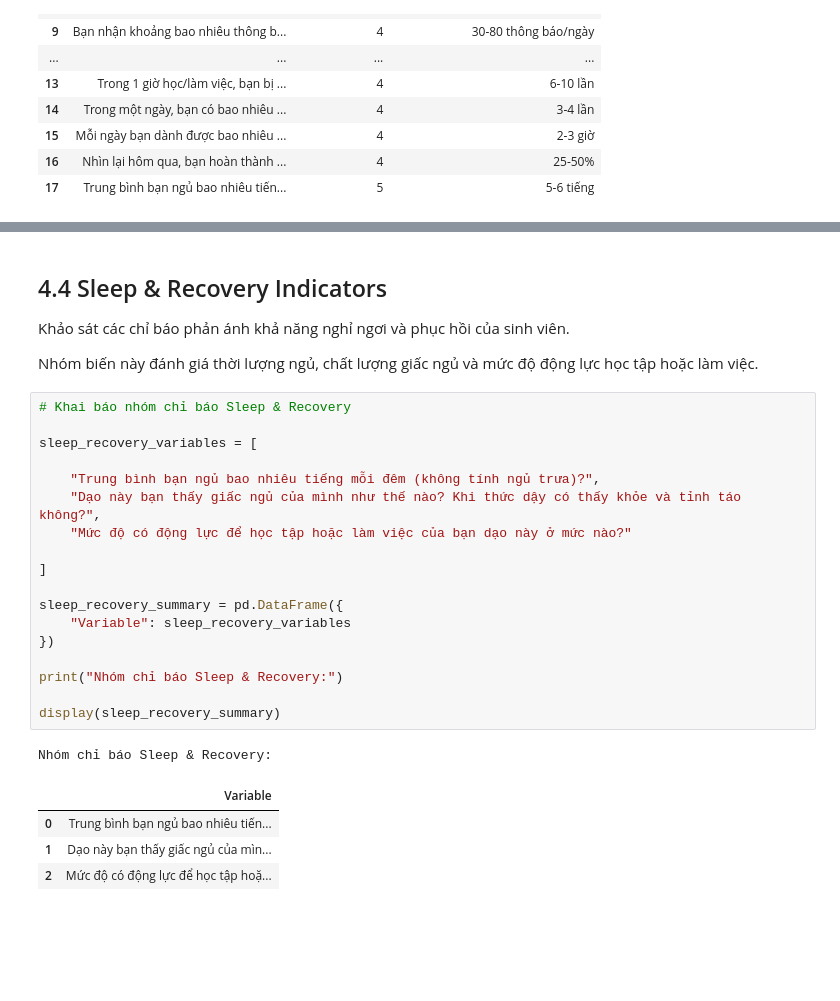
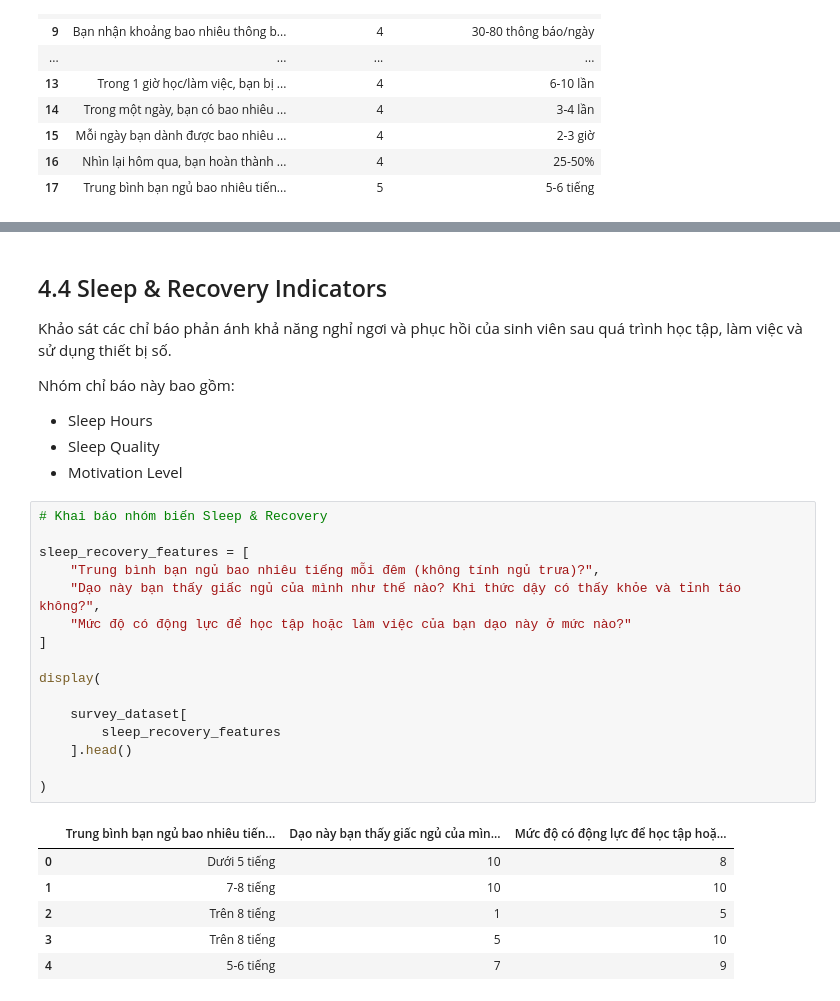
Before and after one commit to NguynnThah/DA016, a Jupyter notebook: notebooks/vietnam_dataset/01_preEDA.ipynb, the cells around one changed output, grey strips where cells are left out. Cells and saved outputs as stored; diff of their text form; blank space fills up the shorter version.

```diff
--- a/notebooks/vietnam_dataset/01_preEDA.ipynb
+++ b/notebooks/vietnam_dataset/01_preEDA.ipynb
@@ -538,33 +552,36 @@ Nhóm chỉ báo Cognitive Performance:
 # %% [markdown]
 ## 4.4 Sleep & Recovery Indicators
 
-Khảo sát các chỉ báo phản ánh khả năng nghỉ ngơi và phục hồi của sinh viên.
+Khảo sát các chỉ báo phản ánh khả năng nghỉ ngơi và phục hồi của sinh viên sau quá trình học tập, làm việc và sử dụng thiết bị số.
 
-Nhóm biến này đánh giá thời lượng ngủ, chất lượng giấc ngủ và mức độ động lực học tập hoặc làm việc.
+Nhóm chỉ báo này bao gồm:
+
+- Sleep Hours
+- Sleep Quality
+- Motivation Level
 # %%
-# Khai báo nhóm chỉ báo Sleep & Recovery
+# Khai báo nhóm biến Sleep & Recovery
 
-sleep_recovery_variables = [
-
+sleep_recovery_features = [
     "Trung bình bạn ngủ bao nhiêu tiếng mỗi đêm (không tính ngủ trưa)?",
     "Dạo này bạn thấy giấc ngủ của mình như thế nào? Khi thức dậy có thấy khỏe và tỉnh táo không?",
     "Mức độ có động lực để học tập hoặc làm việc của bạn dạo này ở mức nào?"
-
 ]
 
-sleep_recovery_summary = pd.DataFrame({
-    "Variable": sleep_recovery_variables
-})
+display(
 
-print("Nhóm chỉ báo Sleep & Recovery:")
+    survey_dataset[
+        sleep_recovery_features
+    ].head()
 
-display(sleep_recovery_summary)
+)
 # %% [output]
-Nhóm chỉ báo Sleep & Recovery:
-|  | Variable |
-| 0 | Trung bình bạn ngủ bao nhiêu tiến... |
-| 1 | Dạo này bạn thấy giấc ngủ của mìn... |
-| 2 | Mức độ có động lực để học tập hoặ... |
+|  | Trung bình bạn ngủ bao nhiêu tiến... | Dạo này bạn thấy giấc ngủ của mìn... | Mức độ có động lực để học tập hoặ... |
+| 0 | Dưới 5 tiếng | 10 | 8 |
+| 1 | 7-8 tiếng | 10 | 10 |
+| 2 | Trên 8 tiếng | 1 | 5 |
+| 3 | Trên 8 tiếng | 5 | 10 |
+| 4 | 5-6 tiếng | 7 | 9 |
 # %% [markdown]
 ## 4.5 Digital Burnout Scale Items
 
```
Also changed, not shown: parts of 13 cells of this notebook.
